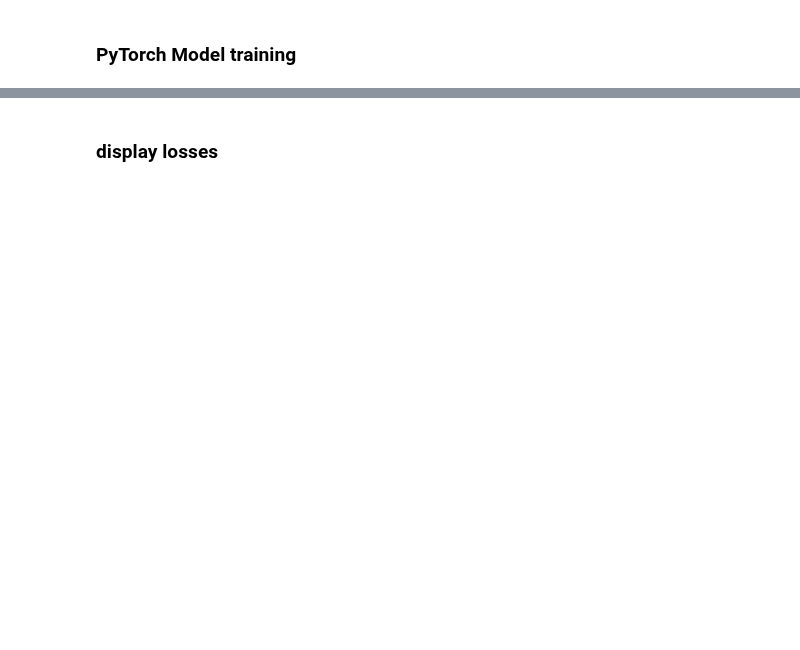
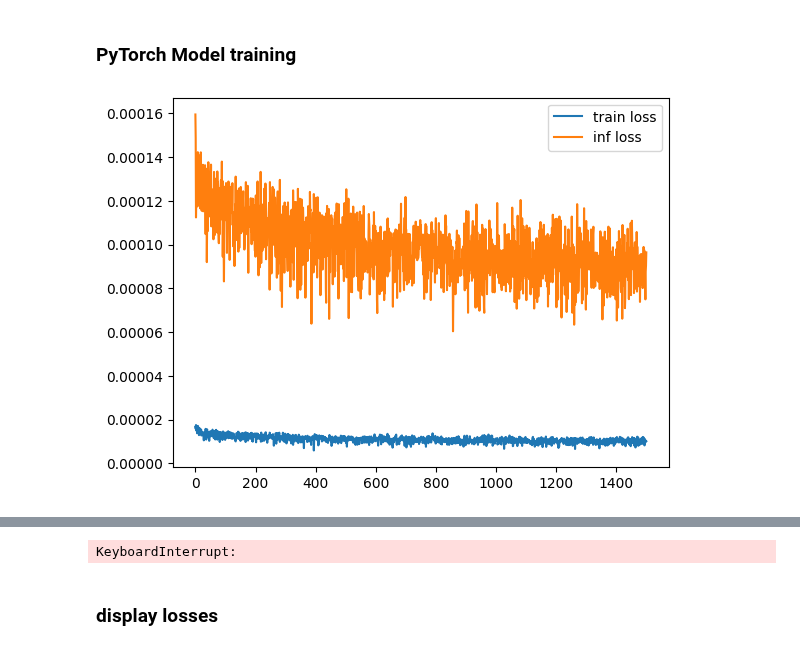
Before and after one commit to ShiboXing/SOTA, a Jupyter notebook: lstm/train_lstm_transformer.ipynb, the cells around one changed output, grey strips where cells are left out. Cells and saved outputs as stored; diff of their text form; code cells hidden in the pictures; blank space fills up the shorter version.

```diff
--- a/lstm/train_lstm_transformer.ipynb
+++ b/lstm/train_lstm_transformer.ipynb
@@ -48,7 +53,7 @@ from IPython.display import clear_output
 model = LSTM(I, H, batch_first=True).cuda()
 
 saved_iter = 1000
-resume_from = f"sales_model_{saved_iter}.pth"
+resume_from = f"sales_model_{saved_iter}_{B}.pth"
 if os.path.exists(resume_from):
     model.load_state_dict(torch.load(resume_from))
     train_gen = enumerate(train_dl, saved_iter)
@@ -75,31 +80,33 @@ for tr_idx, (X, y) in train_gen:
     l.backward()
     adam.step()
     tr_l += l.item()
 
     # Validate
     try:
         inf_idx, (X, y) = next(test_gen)
     except StopIteration:  # re-initialize test set if exhausted
         test_gen = enumerate(test_dl)
         inf_idx, (X, y) = next(test_gen)
 
     X = X.cuda()
     y = y.cuda()
     yhat, (_, _) = model(X)
     l = loss(yhat, y)
     inf_l += l.item()
     tr_losses.append(tr_l / len(train_dl))
     inf_losses.append(inf_l / len(test_dl))
 
     # Log and save
     if tr_idx and tr_idx % 500 == 0:
         clear_output(wait=True)
         plt.plot(tr_losses, label="train loss")
         plt.plot(inf_losses, label="inf loss")
         plt.legend()
         plt.show()
 
         print(
             f"iteration: {tr_idx} train loss: {tr_l / len(train_dl)} inf loss: {inf_l / len(test_dl)}"
         )
-        torch.save(model.state_dict(), f"sales_model_{tr_idx}.pth")
+        torch.save(model.state_dict(), f"sales_model_{tr_idx}_{B}.pth")
+# %% [output]
+[figure, added]
@@ -106,3 +114,4 @@ for tr_idx, (X, y) in train_gen:
+KeyboardInterrupt:
 # %% [markdown]
 ### display losses
 # %%
```
Also changed, not shown: parts of 3 cells of this notebook, 1 other file.
